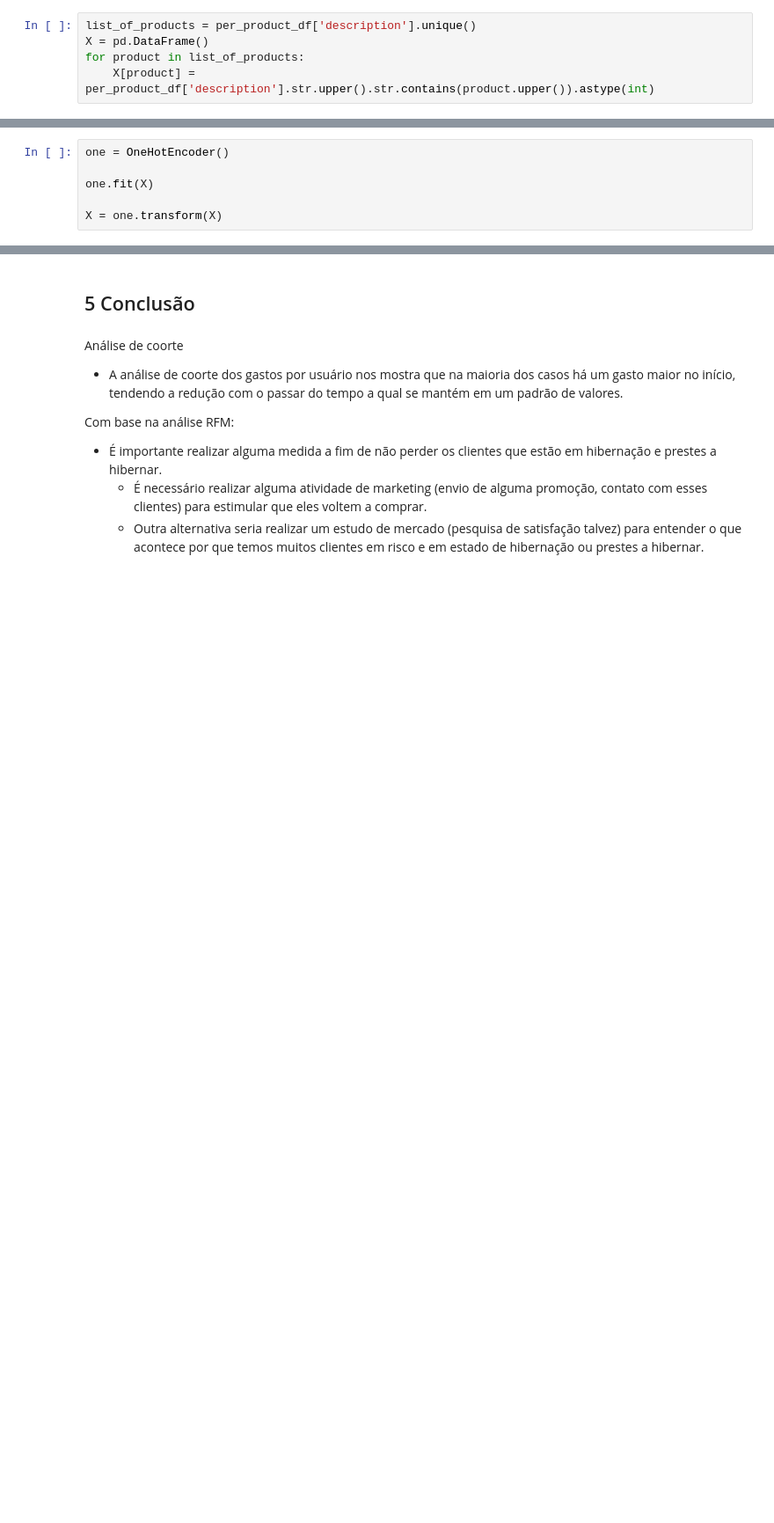
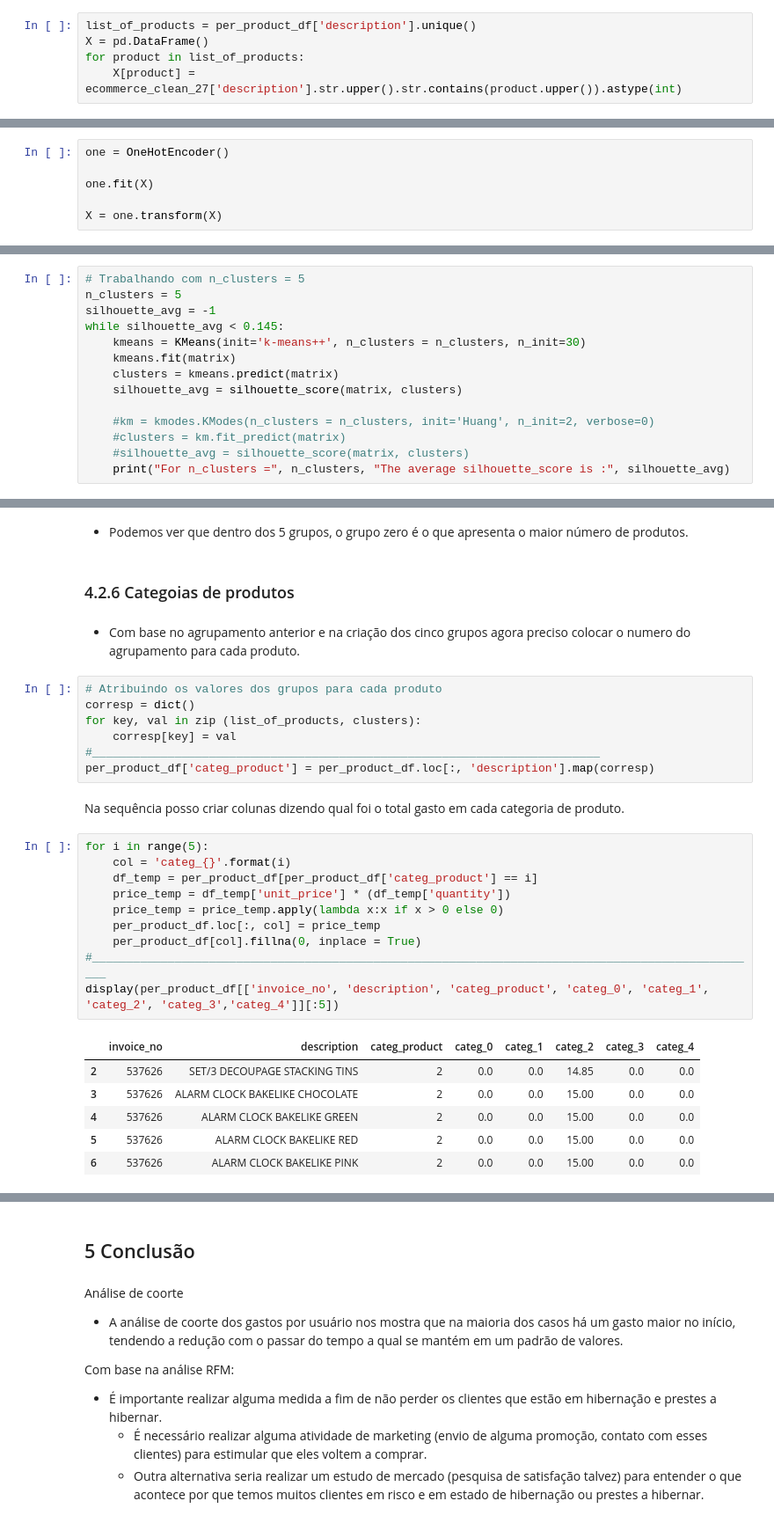
Before and after one commit to renanpan/Segmentando_clientes, a Jupyter notebook: projeto_sprint_13.ipynb, the cells around one changed output, grey strips where cells are left out. Shown at 88% size. Saved outputs shown, nothing was run; the diff lists cells and outputs as text; blank space fills up the shorter version.

```diff
--- a/projeto_sprint_13.ipynb
+++ b/projeto_sprint_13.ipynb
@@ -1230,4 +1231,4 @@ Palavras conservadas: 82
 list_of_products = per_product_df['description'].unique()
 X = pd.DataFrame()
 for product in list_of_products:
-    X[product] = per_product_df['description'].str.upper().str.contains(product.upper()).astype(int)
+    X[product] = ecommerce_clean_27['description'].str.upper().str.contains(product.upper()).astype(int)
@@ -1297,0 +1304,14 @@ KeyboardInterrupt:
+# %%
+# Trabalhando com n_clusters = 5
+n_clusters = 5
+silhouette_avg = -1
+while silhouette_avg < 0.145:
+    kmeans = KMeans(init='k-means++', n_clusters = n_clusters, n_init=30)
+    kmeans.fit(matrix)
+    clusters = kmeans.predict(matrix)
+    silhouette_avg = silhouette_score(matrix, clusters)
+
+    #km = kmodes.KModes(n_clusters = n_clusters, init='Huang', n_init=2, verbose=0)
+    #clusters = km.fit_predict(matrix)
+    #silhouette_avg = silhouette_score(matrix, clusters)
+    print("For n_clusters =", n_clusters, "The average silhouette_score is :", silhouette_avg)
@@ -1297,0 +1332,32 @@ KeyboardInterrupt:
+# %% [markdown]
+- Podemos ver que dentro dos 5 grupos, o grupo zero é o que apresenta o maior número de produtos.
+# %% [markdown]
+### 4.2.6 Categoias de produtos
+# %% [markdown]
+- Com base no agrupamento anterior e na criação dos cinco grupos agora preciso colocar o numero do agrupamento para cada produto.
+# %%
+# Atribuindo os valores dos grupos para cada produto
+corresp = dict()
+for key, val in zip (list_of_products, clusters):
+    corresp[key] = val
+#__________________________________________________________________________
+per_product_df['categ_product'] = per_product_df.loc[:, 'description'].map(corresp)
+# %% [markdown]
+Na sequência posso criar colunas dizendo qual foi o total gasto em cada categoria de produto.
+# %%
+for i in range(5):
+    col = 'categ_{}'.format(i)
+    df_temp = per_product_df[per_product_df['categ_product'] == i]
+    price_temp = df_temp['unit_price'] * (df_temp['quantity'])
+    price_temp = price_temp.apply(lambda x:x if x > 0 else 0)
+    per_product_df.loc[:, col] = price_temp
+    per_product_df[col].fillna(0, inplace = True)
+#__________________________________________________________________________________________________
+display(per_product_df[['invoice_no', 'description', 'categ_product', 'categ_0', 'categ_1', 'categ_2', 'categ_3','categ_4']][:5])
+# %% [output]
+|  | invoice_no | description | categ_product | categ_0 | categ_1 | categ_2 | categ_3 | categ_4 |
+| 2 | 537626 | SET/3 DECOUPAGE STACKING TINS | 2 | 0.0 | 0.0 | 14.85 | 0.0 | 0.0 |
+| 3 | 537626 | ALARM CLOCK BAKELIKE CHOCOLATE | 2 | 0.0 | 0.0 | 15.00 | 0.0 | 0.0 |
+| 4 | 537626 | ALARM CLOCK BAKELIKE GREEN | 2 | 0.0 | 0.0 | 15.00 | 0.0 | 0.0 |
+| 5 | 537626 | ALARM CLOCK BAKELIKE RED | 2 | 0.0 | 0.0 | 15.00 | 0.0 | 0.0 |
+| 6 | 537626 | ALARM CLOCK BAKELIKE PINK | 2 | 0.0 | 0.0 | 15.00 | 0.0 | 0.0 |
```
Also changed, not shown: parts of 17 cells of this notebook.
